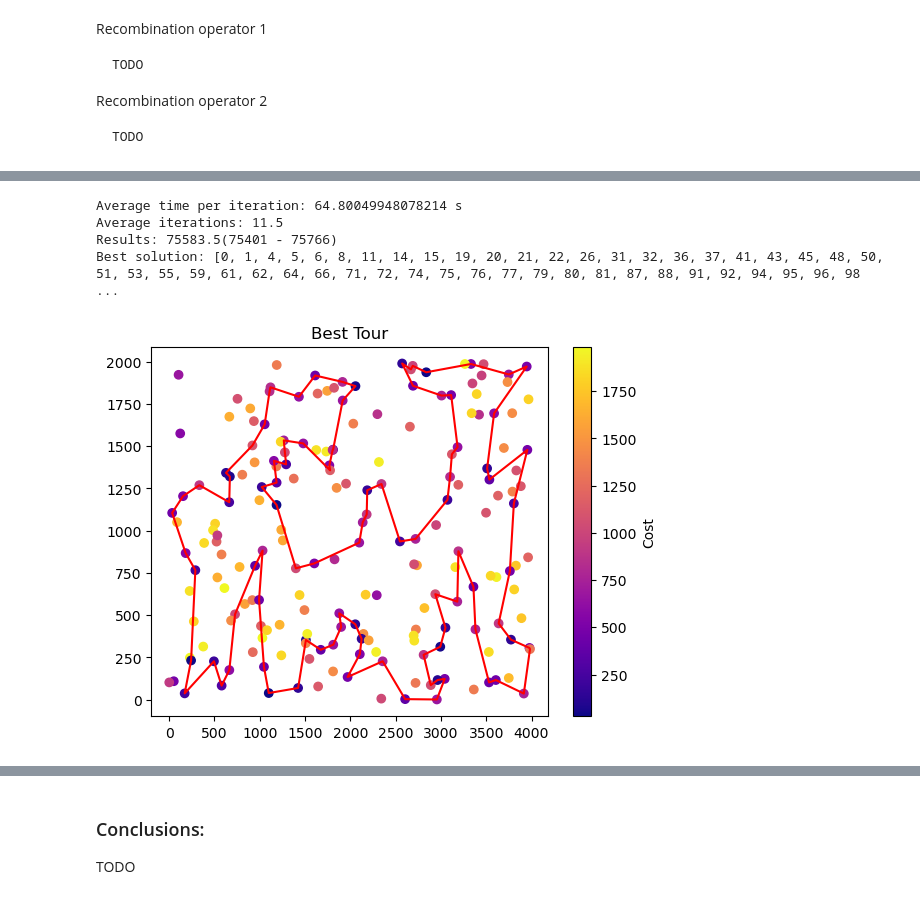
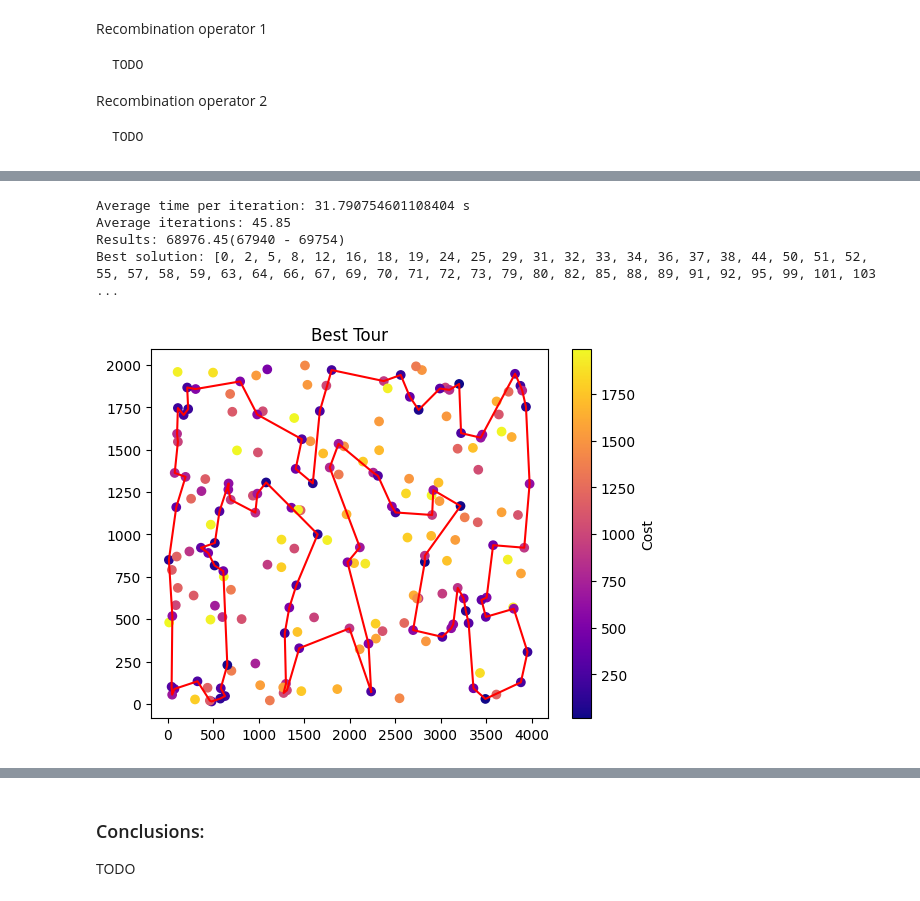
Before and after one commit to Oskshust/evo_comp, a Jupyter notebook: 9/raport.ipynb, the cells around one changed output, grey strips where cells are left out. Cells and saved outputs as stored; diff of their text form; code cells hidden in the pictures.

```diff
--- a/9/raport.ipynb
+++ b/9/raport.ipynb
@@ -55,8 +50,8 @@ max_time_per_run = 100 * 7.2 population_size 5
-# %%
-run_hea(a, n_runs=2)
-# %% [output]
-Average time per iteration: 64.80049948078214 s
-Average iterations: 11.5
-Results: 75583.5(75401 - 75766)
-Best solution: [0, 1, 4, 5, 6, 8, 11, 14, 15, 19, 20, 21, 22, 26, 31, 32, 36, 37, 41, 43, 45, 48, 50, 51, 53, 55, 59, 61, 62, 64, 66, 71, 72, 74, 75, 76, 77, 79, 80, 81, 87, 88, 91, 92, 94, 95, 96, 98 ...
-[figure, removed]
+# %%
+run_hea(b)
+# %% [output]
+Average time per iteration: 31.790754601108404 s
+Average iterations: 45.85
+Results: 68976.45(67940 - 69754)
+Best solution: [0, 2, 5, 8, 12, 16, 18, 19, 24, 25, 29, 31, 32, 33, 34, 36, 37, 38, 44, 50, 51, 52, 55, 57, 58, 59, 63, 64, 66, 67, 69, 70, 71, 72, 73, 79, 80, 82, 85, 88, 89, 91, 92, 95, 99, 101, 103 ...
+[figure, added]
```
Also changed, not shown: parts of 8 cells of this notebook, 2 other files.
